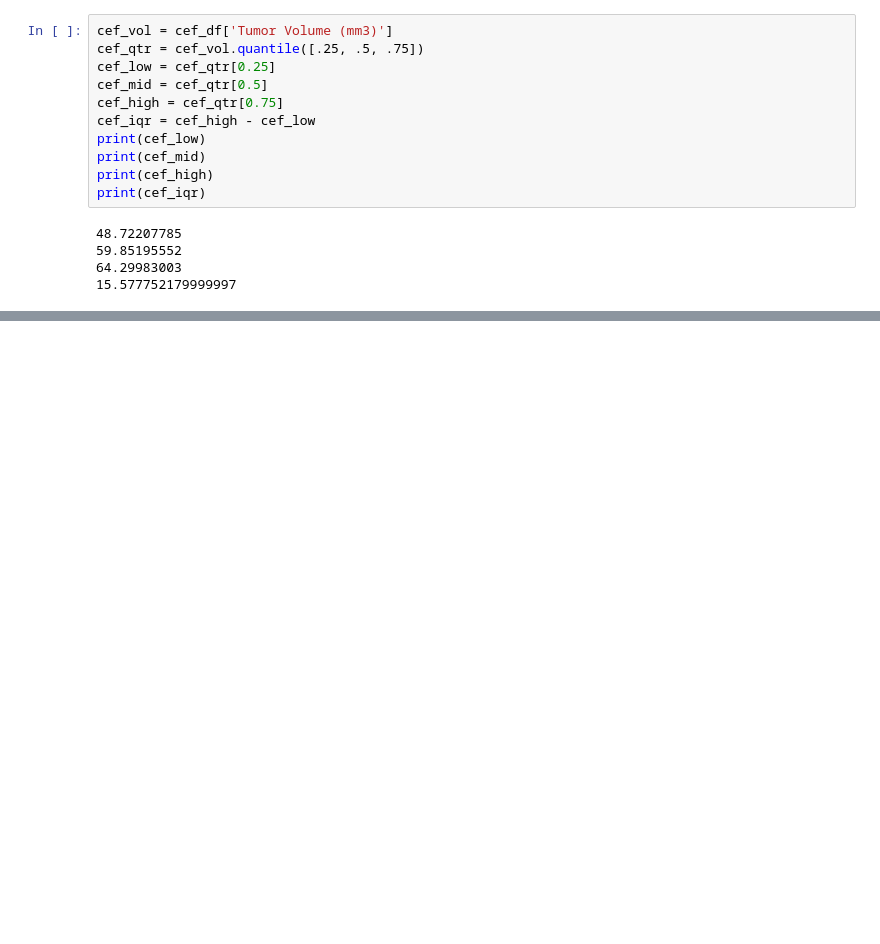
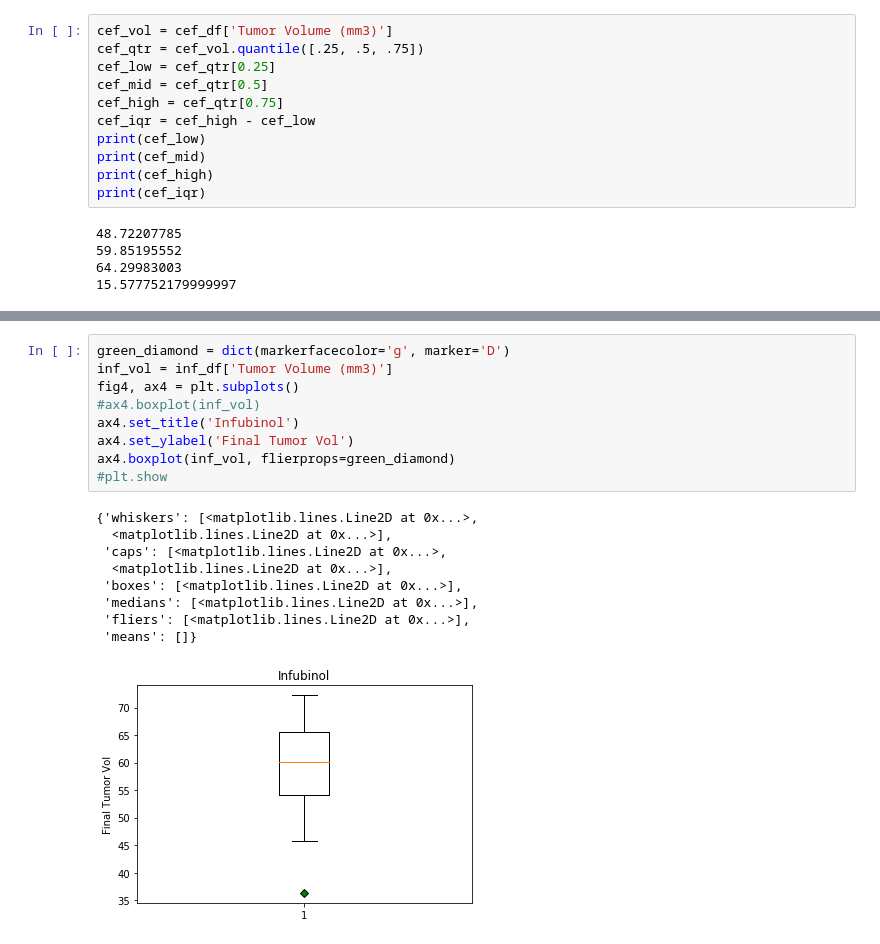
Before and after one commit to Elton-Don/Matplotlib, a Jupyter notebook: main.ipynb, the cells around one changed output, grey strips where cells are left out. Cells and saved outputs as stored; diff of their text form; blank space fills up the shorter version.

```diff
--- a/main.ipynb
+++ b/main.ipynb
@@ -399,0 +430,19 @@ print(cef_iqr)
+# %%
+green_diamond = dict(markerfacecolor='g', marker='D')
+inf_vol = inf_df['Tumor Volume (mm3)']
+fig4, ax4 = plt.subplots()
+#ax4.boxplot(inf_vol)
+ax4.set_title('Infubinol')
+ax4.set_ylabel('Final Tumor Vol')
+ax4.boxplot(inf_vol, flierprops=green_diamond)
+#plt.show
+# %% [output]
+{'whiskers': [<matplotlib.lines.Line2D at 0x...>,
+  <matplotlib.lines.Line2D at 0x...>],
+ 'caps': [<matplotlib.lines.Line2D at 0x...>,
+  <matplotlib.lines.Line2D at 0x...>],
+ 'boxes': [<matplotlib.lines.Line2D at 0x...>],
+ 'medians': [<matplotlib.lines.Line2D at 0x...>],
+ 'fliers': [<matplotlib.lines.Line2D at 0x...>],
+ 'means': []}
+[figure, added]
```
Also changed, not shown: parts of 3 cells of this notebook.
